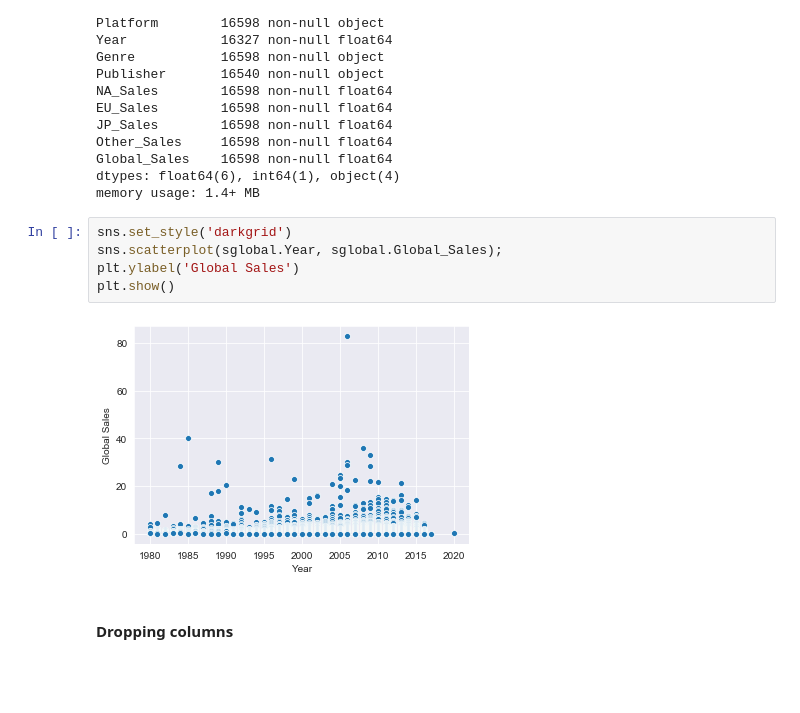
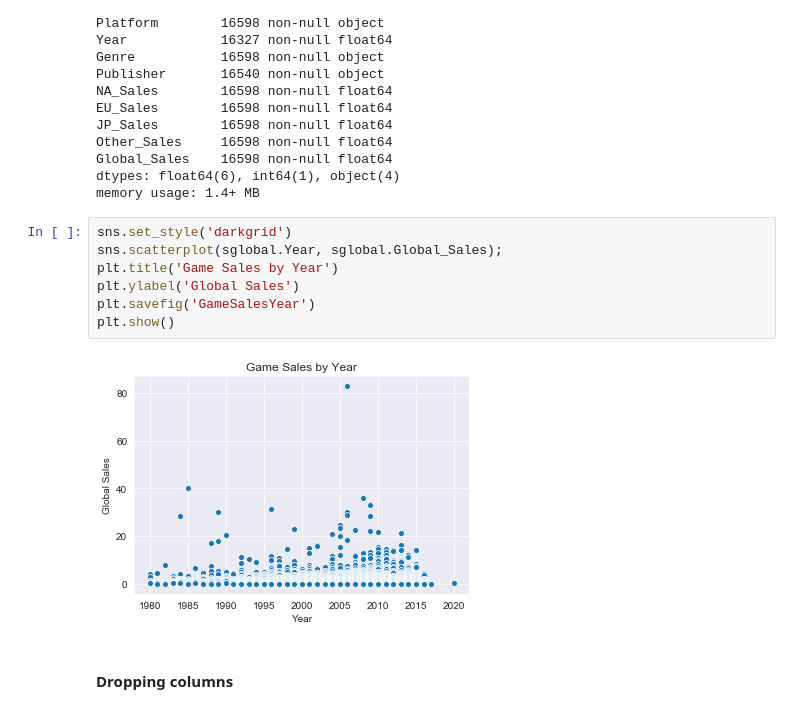
Before and after one commit to RCKettel/CapstoneProject, a Jupyter notebook: Projects/FinalNotebook.ipynb, the cells around one changed output. Saved outputs shown, nothing was run; the diff lists cells and outputs as text; blank space fills up the shorter version.

Commit message:
changing another graph that I missed

```diff
--- a/Projects/FinalNotebook.ipynb
+++ b/Projects/FinalNotebook.ipynb
@@ -64,10 +64,12 @@ memory usage: 1.4+ MB
 # %%
 sns.set_style('darkgrid')
 sns.scatterplot(sglobal.Year, sglobal.Global_Sales);
+plt.title('Game Sales by Year')
 plt.ylabel('Global Sales')
+plt.savefig('GameSalesYear')
 plt.show()
 # %% [output]
-[figure, old version]
+[figure, new version]
 # %% [markdown]
 #### Dropping columns
 # %%
```
Also changed, not shown: 6 other files.
